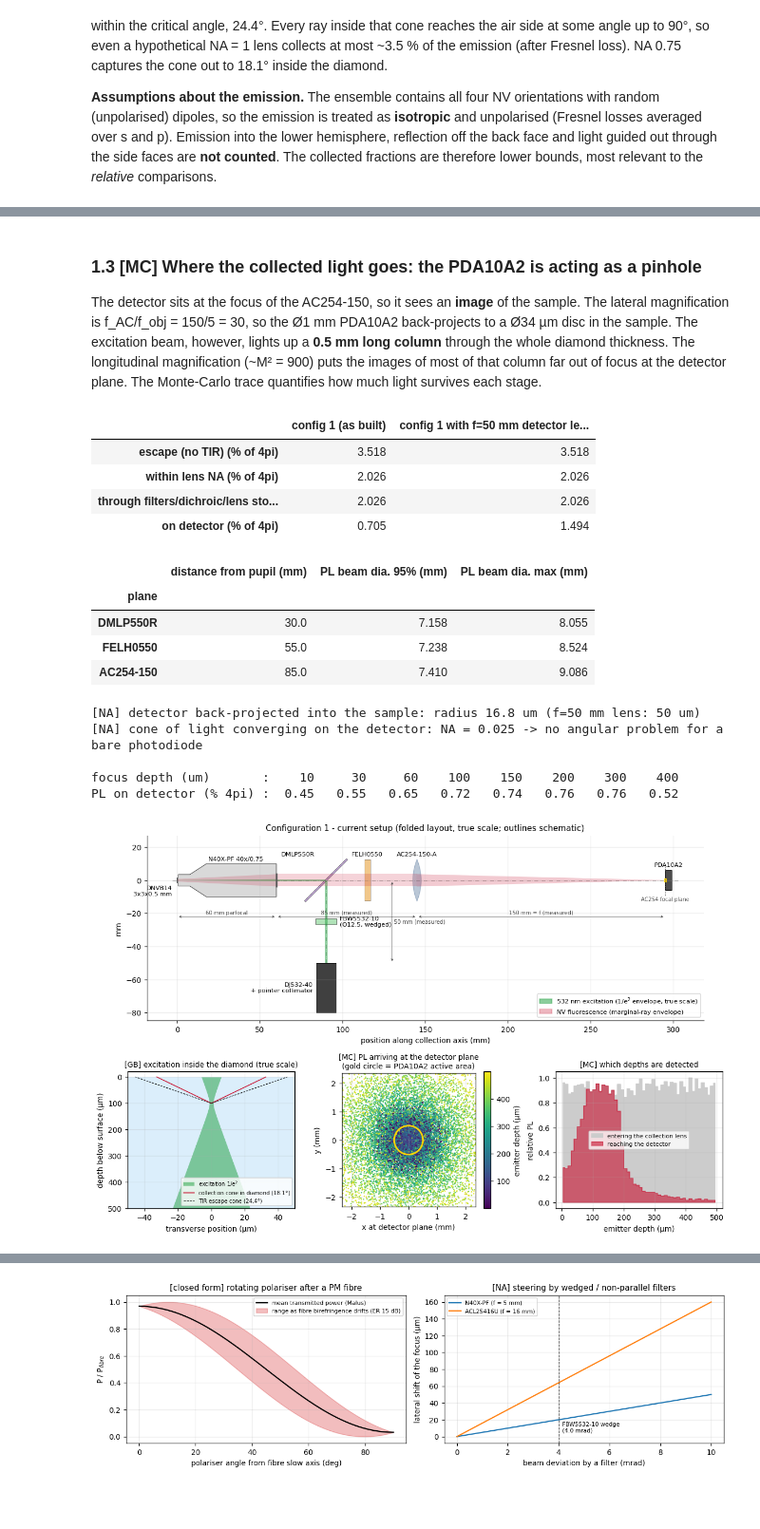
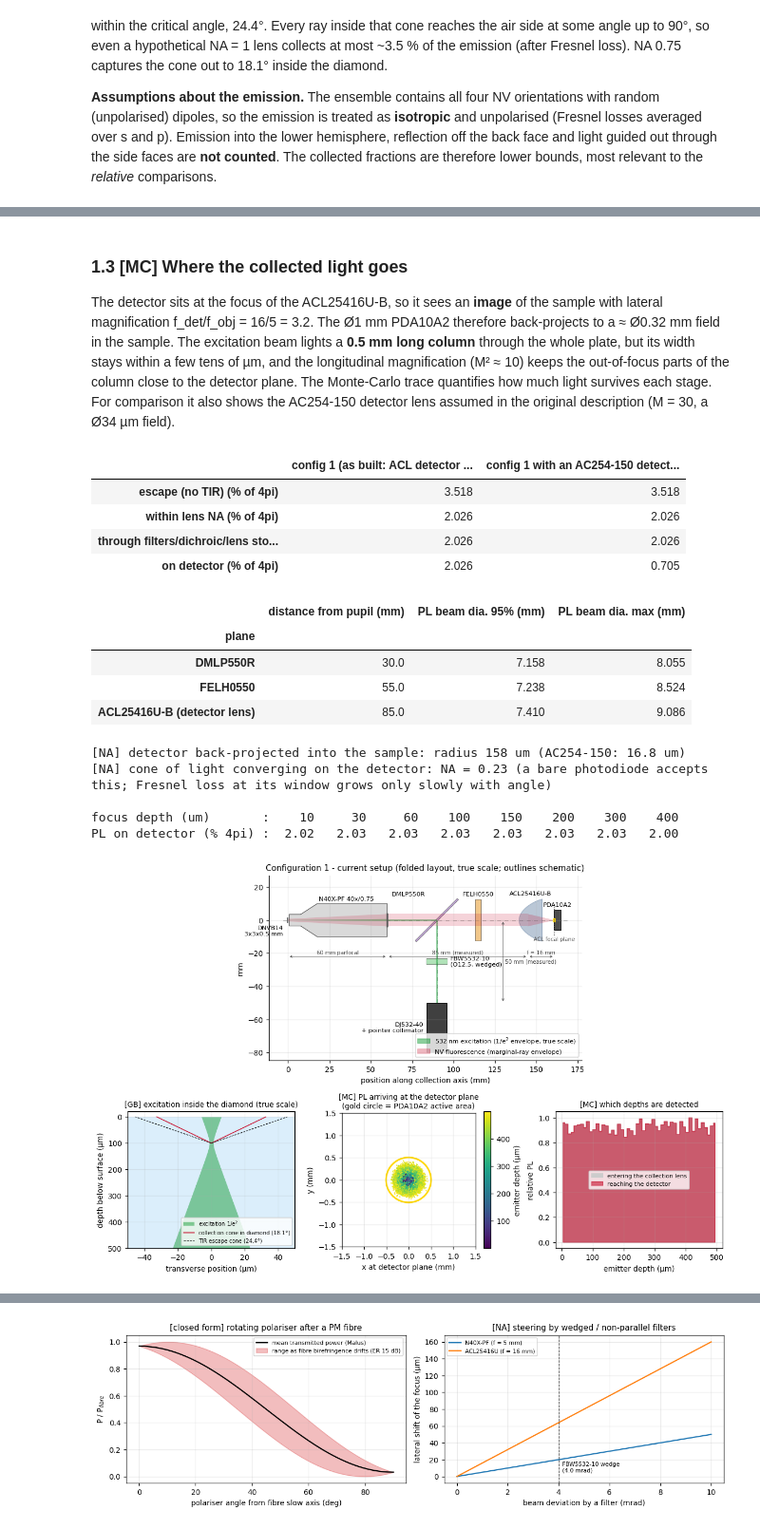
Before and after one commit to GonReina/BudgetODMR, a Jupyter notebook: notebooks/Optical_Setup.ipynb, the cells around one changed output, grey strips where cells are left out. Shown at 95% size. Saved outputs shown, nothing was run; the diff lists cells and outputs as text; code cells hidden in the pictures; blank space fills up the shorter version.

```diff
--- a/notebooks/Optical_Setup.ipynb
+++ b/notebooks/Optical_Setup.ipynb
@@ -98,10 +105,14 @@ OBJ_T     = param("N40X-PF transmission (PL)", 0.80, "", "assumed", "not found;
 # ---- collection train (config 1) -----------------------------------------------
 L_OBJ_DICH = param("Objective shoulder -> dichroic centre", 30, "mm", "assumed", "", MM)
 L_OBJ_FELH = param("Objective shoulder -> FELH0550", 55, "mm", "assumed", "", MM)
-L_OBJ_LENS = param("Objective shoulder -> AC254-150", 85, "mm", "measured", "'8-9 cm'", MM)
+L_OBJ_LENS = param("Objective shoulder -> detector lens", 85, "mm", "measured",
+                   "'8-9 cm', measured with the earlier lens; assumed unchanged for the ACL", MM)
 AC_F  = param("AC254-150-A focal length", 150, "mm", "datasheet", "", MM)
 AC_CA = param("AC254-150-A clear aperture (dia.)", 22.9, "mm", "assumed", "Thorlabs CA > 90 % of O25.4", MM)
-L_LENS_DET = param("AC254-150 -> detector", 150, "mm", "measured", "", MM)
+DET_F  = param("Detector lens ACL25416U-B EFL", 16, "mm", "datasheet", "focuses the PL onto the PDA10A2", MM)
+DET_CA = param("Detector lens clear aperture (dia.)", 24, "mm", "assumed", "O25.4 mm condenser", MM)
+L_LENS_DET = param("Detector lens -> PDA10A2", 16, "mm", "assumed",
+                   "detector at the ACL focus (7.3 mm from its flat face); thin-lens model", MM)
 DET_AREA = param("PDA10A2 active area", 0.8, "mm2", "datasheet", "O1.0 mm", MM ** 2)
 R_DET = np.sqrt(DET_AREA / np.pi)
 
@@ -171,19 +182,20 @@ def focus_metrics(D_beam, f, NA, lam=LAM_EXC, n2=N_D, t_cg=0.0, depth=0.0, rmax=
                 pupil_transmission=clip, r=r, I=I)
 
 
-def collection_stops(L_dich, L_felh, L_lens):
+def collection_stops(L_dich, L_felh, L_lens, lens_ca=None):
     # apertures in the collimated space, measured from the collection lens pupil
     # dichroic at 45 deg: 25 mm tall, 36 mm long -> 25.5 mm projected width
     return [(L_dich, ("rect", DICH_W * np.cos(np.pi / 4) / 2, DICH_H / 2)),
             (L_felh, ("circle", FELH_CA / 2)),
-            (L_lens, ("circle", AC_CA / 2))]
+            (L_lens, ("circle", (DET_CA if lens_ca is None else lens_ca) / 2))]
 
 
-def run_mc(w_in, f_exc, focus_depth, f_coll, NA_coll, stops, L2, f2=AC_F, d2=None, det_r=R_DET,
-           alpha=0.0, n=600_000, seed=1):
+def run_mc(w_in, f_exc, focus_depth, f_coll, NA_coll, stops, L2, f2=DET_F, d2=None, det_r=R_DET,
+           alpha=0.0, n=600_000, seed=1, w_of_depth=None):
     # [MC] emitters along the (paraxial Gaussian) excitation column, traced to the detector
-    em = om.sample_gaussian_column(n, lambda z: om.beam_in_diamond(w_in, f_exc, LAM_EXC, focus_depth, z),
-                                   T_DIAM, alpha, rng=seed)
+    # w_of_depth overrides the focused-Gaussian column (e.g. a collimated, wide-field beam)
+    wfun = w_of_depth or (lambda z: om.beam_in_diamond(w_in, f_exc, LAM_EXC, focus_depth, z))
+    em = om.sample_gaussian_column(n, wfun, T_DIAM, alpha, rng=seed)
     res = om.mc_collect(em, f=f_coll, NA=NA_coll, z_f=focus_depth / N_D, stops=stops, f2=f2, L2=L2,
                         d2=f2 if d2 is None else d2, det=("circle", det_r), rng=seed + 1, return_rays=True)
     return res
@@ -357,40 +369,43 @@ display(pd.DataFrame(rows).set_index("lens"))
 | ACL25416U-B (0.79) | 19.053 | 2.739 | 2.254 |
 | hypothetical NA 1.0 | 24.407 | 4.469 | 3.512 |
 # %% [markdown]
-### 1.3 [MC] Where the collected light goes: the PDA10A2 is acting as a pinhole
+### 1.3 [MC] Where the collected light goes
 
-The detector sits at the focus of the AC254-150, so it sees an **image** of the sample. The lateral magnification is f_AC/f_obj = 150/5 = 30, so the Ø1 mm PDA10A2 back-projects to a Ø34 µm disc in the sample. The excitation beam, however, lights up a **0.5 mm long column** through the whole diamond thickness. The longitudinal magnification (~M² = 900) puts the images of most of that column far out of focus at the detector plane. The Monte-Carlo trace quantifies how much light survives each stage.
+The detector sits at the focus of the ACL25416U-B, so it sees an **image** of the sample with lateral magnification f_det/f_obj = 16/5 = 3.2. The Ø1 mm PDA10A2 therefore back-projects to a ≈ Ø0.32 mm field in the sample. The excitation beam lights a **0.5 mm long column** through the whole plate, but its width stays within a few tens of µm, and the longitudinal magnification (M² ≈ 10) keeps the out-of-focus parts of the column close to the detector plane. The Monte-Carlo trace quantifies how much light survives each stage. For comparison it also shows the AC254-150 detector lens assumed in the original description (M = 30, a Ø34 µm field).
 # %%
 X_PUP1 = OBJ_PARF        # collimated-space origin: objective shoulder (pupil ~ at the shoulder, assumed)
 stops1 = collection_stops(L_OBJ_DICH, L_OBJ_FELH, L_OBJ_LENS)
 mc1 = run_mc(W_LASER, OBJ_F, FOCUS_DEPTH_1, OBJ_F, OBJ_NA, stops1, L_OBJ_LENS)
-mc1_f50 = run_mc(W_LASER, OBJ_F, FOCUS_DEPTH_1, OBJ_F, OBJ_NA, stops1, L_OBJ_LENS, f2=50 * MM)
-display(stage_table({"config 1 (as built)": mc1, "config 1 with f=50 mm detector lens (what-if)": mc1_f50}))
-display(pl_beam_sizes(mc1, [("DMLP550R", L_OBJ_DICH), ("FELH0550", L_OBJ_FELH), ("AC254-150", L_OBJ_LENS)]))
-print(f"[NA] detector back-projected into the sample: radius {R_DET * OBJ_F / AC_F / UM:.1f} um "
-      f"(f=50 mm lens: {R_DET * OBJ_F / (50*MM) / UM:.0f} um)")
-print(f"[NA] cone of light converging on the detector: NA = {OBJ_F*OBJ_NA/AC_F:.3f} -> no angular problem for a bare photodiode")
+mc1_ac = run_mc(W_LASER, OBJ_F, FOCUS_DEPTH_1, OBJ_F, OBJ_NA,
+                collection_stops(L_OBJ_DICH, L_OBJ_FELH, L_OBJ_LENS, AC_CA), L_OBJ_LENS, f2=AC_F)
+display(stage_table({"config 1 (as built: ACL detector lens)": mc1,
+                     "config 1 with an AC254-150 detector lens (earlier assumption)": mc1_ac}))
+display(pl_beam_sizes(mc1, [("DMLP550R", L_OBJ_DICH), ("FELH0550", L_OBJ_FELH), ("ACL25416U-B (detector lens)", L_OBJ_LENS)]))
+print(f"[NA] detector back-projected into the sample: radius {R_DET * OBJ_F / DET_F / UM:.0f} um "
+      f"(AC254-150: {R_DET * OBJ_F / AC_F / UM:.1f} um)")
+print(f"[NA] cone of light converging on the detector: NA = {OBJ_F*OBJ_NA/DET_F:.2f} "
+      "(a bare photodiode accepts this; Fresnel loss at its window grows only slowly with angle)")
 
 depth_sweep = np.array([10, 30, 60, 100, 150, 200, 300, 400]) * UM
 sweep1 = [100 * run_mc(W_LASER, OBJ_F, d, OBJ_F, OBJ_NA, stops1, L_OBJ_LENS, n=400_000)["on detector"] for d in depth_sweep]
 print("\nfocus depth (um)       :", "  ".join(f"{d/UM:5.0f}" for d in depth_sweep))
 print("PL on detector (% 4pi) :", "  ".join(f"{s:5.2f}" for s in sweep1))
 # %% [output]
-|  | config 1 (as built) | config 1 with f=50 mm detector le... |
+|  | config 1 (as built: ACL detector ... | config 1 with an AC254-150 detect... |
 | escape (no TIR) (% of 4pi) | 3.518 | 3.518 |
 | within lens NA (% of 4pi) | 2.026 | 2.026 |
 | through filters/dichroic/lens sto... | 2.026 | 2.026 |
-| on detector (% of 4pi) | 0.705 | 1.494 |
+| on detector (% of 4pi) | 2.026 | 0.705 |
 |  | distance from pupil (mm) | PL beam dia. 95% (mm) | PL beam dia. max (mm) |
 | plane |  |  |  |
 | DMLP550R | 30.0 | 7.158 | 8.055 |
 | FELH0550 | 55.0 | 7.238 | 8.524 |
-| AC254-150 | 85.0 | 7.410 | 9.086 |
+| ACL25416U-B (detector lens) | 85.0 | 7.410 | 9.086 |
-[NA] detector back-projected into the sample: radius 16.8 um (f=50 mm lens: 50 um)
-[NA] cone of light converging on the detector: NA = 0.025 -> no angular problem for a bare photodiode
+[NA] detector back-projected into the sample: radius 158 um (AC254-150: 16.8 um)
+[NA] cone of light converging on the detector: NA = 0.23 (a bare photodiode accepts this; Fresnel loss at its window grows only slowly with angle)
 
 focus depth (um)       :    10     30     60    100    150    200    300    400
-PL on detector (% 4pi) :  0.45   0.55   0.65   0.72   0.74   0.76   0.76   0.52
+PL on detector (% 4pi) :  2.02   2.03   2.03   2.03   2.03   2.03   2.03   2.00
 # %%
 # ---- figure: configuration 1 ------------------------------------------------------
 def layout_dict(optic, x_front, x_pupil, pupil_r, L_dich, L_felh, L_lens, d_det, w_pupil, r_pl, NA_coll,
@@ -428,35 +443,36 @@ def config_figure(S, title, zoom, mc, dims):
     plt.colorbar(sc, ax=axd, label="emitter depth (µm)")
     axd.set_xlabel("x at detector plane (mm)"); axd.set_ylabel("y (mm)")
     axd.set_title("[MC] PL arriving at the detector plane\n(gold circle = PDA10A2 active area)", fontsize=9)
     axh = fig.add_subplot(gs[1, 2])
     bins = np.linspace(0, T_DIAM / UM, 51)
     wts = R["T"]
     h_all, _ = np.histogram(R["z"][R["in_na"]] / UM, bins, weights=wts[R["in_na"]])
     h_det, _ = np.histogram(R["z"][R["hit"]] / UM, bins, weights=wts[R["hit"]])
     c = 0.5 * (bins[1:] + bins[:-1])
     axh.fill_between(c, h_all / h_all.max(), step="mid", color="0.8", label="entering the collection lens")
     axh.fill_between(c, h_det / h_all.max(), step="mid", color=od.C_PL, alpha=0.6, label="reaching the detector")
     axh.set_xlabel("emitter depth (µm)"); axh.set_ylabel("relative PL")
     axh.set_title("[MC] which depths are detected", fontsize=9); axh.legend(fontsize=7)
     return fig
 
 
 arm_1 = [("filter", -(L_LASER_DICH - L_LASER_FBW), "FBW5532-10\n(O12.5, wedged)")]
 S1 = layout_dict("objective", OBJ_WD, X_PUP1, OBJ_PUPIL / 2, L_OBJ_DICH, L_OBJ_FELH, L_OBJ_LENS, L_LENS_DET,
                  W_LASER, OBJ_F * OBJ_NA, OBJ_NA, arm_1, -L_LASER_DICH, "laser",
                  lambda y: np.full_like(y, W_LASER / MM))
+S1["det_lens"] = "acl"
 zd = np.linspace(0, T_DIAM, 300)
 zoom1 = dict(z_um=zd / UM, w_um=om.beam_in_diamond(W_LASER, OBJ_F, LAM_EXC, FOCUS_DEPTH_1, zd) / UM, NA_coll=OBJ_NA,
              focus_um=FOCUS_DEPTH_1 / UM, title="[GB] excitation inside the diamond (true scale)")
 x_dich = (X_PUP1 + L_OBJ_DICH) / MM
 dims1 = [("h", X_PUP1 / MM, (X_PUP1 + L_OBJ_LENS) / MM, -22, "85 mm (measured)"),
-         ("h", (X_PUP1 + L_OBJ_LENS) / MM, (X_PUP1 + L_OBJ_LENS + L_LENS_DET) / MM, -22, "150 mm = f (measured)"),
+         ("h", (X_PUP1 + L_OBJ_LENS) / MM, (X_PUP1 + L_OBJ_LENS + L_LENS_DET) / MM, -22, "f = 16 mm"),
          ("h", 0, X_PUP1 / MM, -22, "60 mm parfocal"),
          ("v", -L_LASER_DICH / MM, 0, x_dich + 40, "50 mm (measured)")]
 fig = config_figure(S1, "Configuration 1 - current setup (folded layout, true scale; outlines schematic)", zoom1, mc1, dims1)
-od.focal_plane(fig.axes[0], (X_PUP1 + L_OBJ_LENS + L_LENS_DET) / MM - 0.01, 9, "AC254 focal plane")
+od.focal_plane(fig.axes[0], (X_PUP1 + L_OBJ_LENS + L_LENS_DET) / MM - 0.01, 9, "ACL focal plane")
 plt.show()
 # %% [output]
-[figure, old version]
+[figure, new version]
 # %%
 # ---- detector positioning tolerance (re-uses the traced rays) ------------------
```
Also changed, not shown: parts of 24 cells of this notebook, 2 other files.
